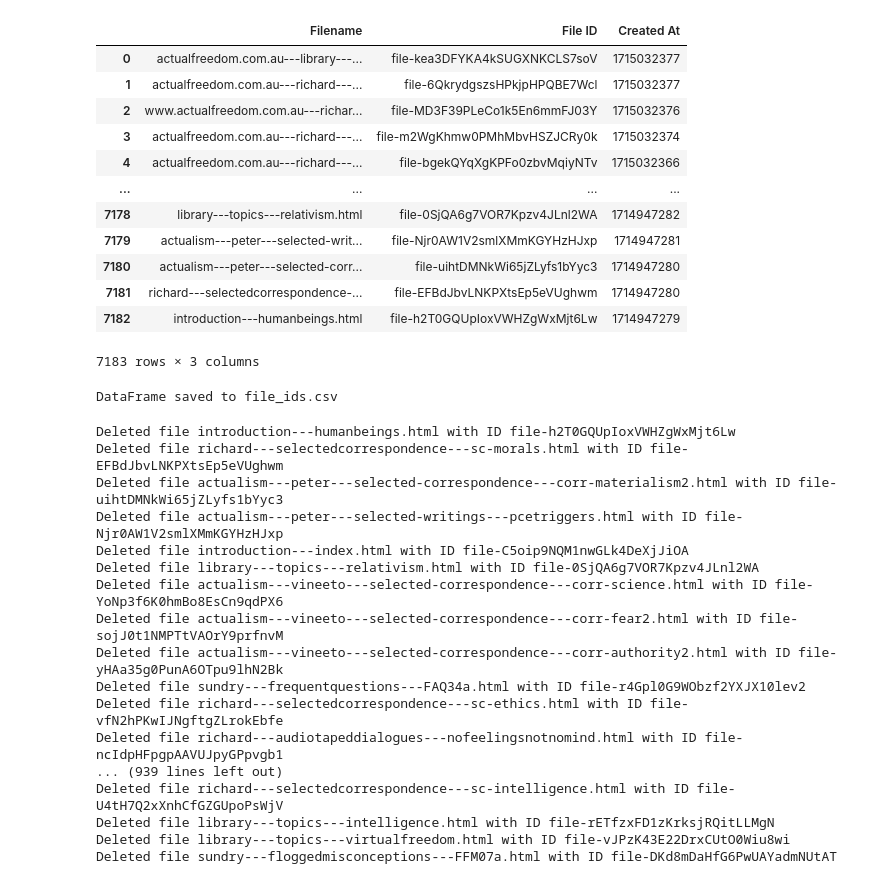
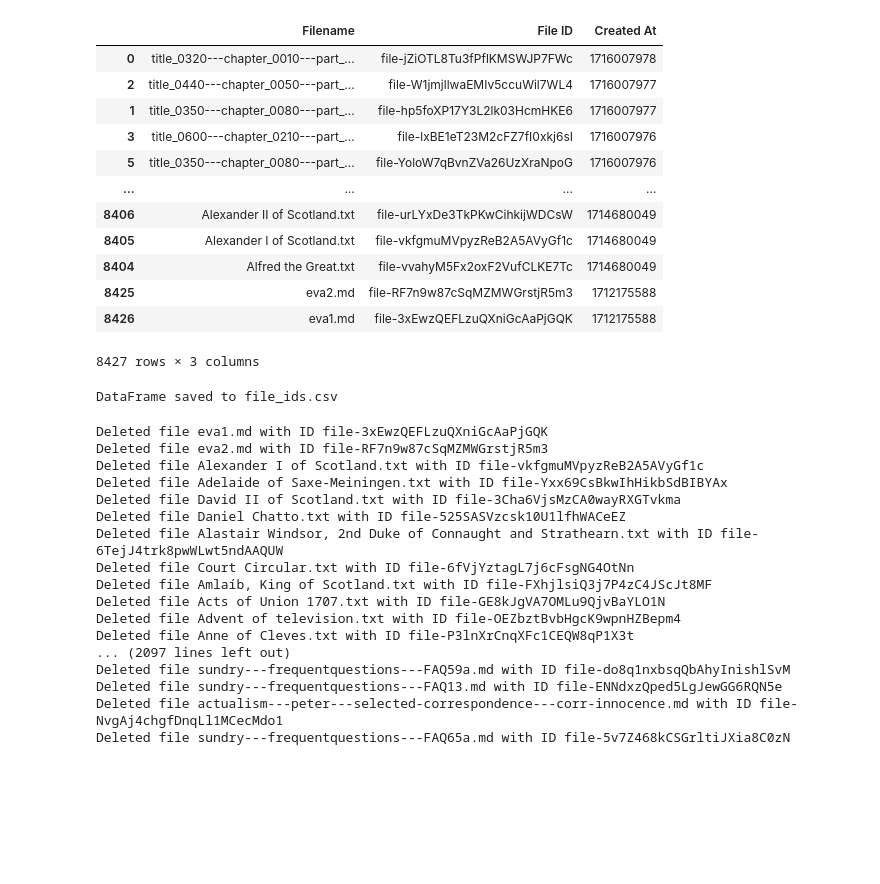
Before and after one commit to hunterad93/actualism_chat, a Jupyter notebook: helper notebooks/db_clear_last_24.ipynb, the cells around one changed output. Drawn from its saved outputs; the diff is of its cells as text; code cells hidden in the pictures; blank space fills up the shorter version.

```diff
--- a/helper notebooks/db_clear_last_24.ipynb
+++ b/helper notebooks/db_clear_last_24.ipynb
@@ -4,45 +4,45 @@ from openai import OpenAI
 import os
 import time
 
 # Initialize the OpenAI client
 client = OpenAI(api_key=os.getenv('OPENAI_API_KEY'))
 
 # Get the current time
 current_time = time.time()
 
 # List all files
 response = client.files.list()
 
 # Prepare data for DataFrame
 data_for_df = []
 for file in response.data:
     # Calculate the age of the file in seconds
     file_age = current_time - file.created_at
-    if file_age < 150000:  # 86400 seconds in 24 hours
+    if file_age < 150000000:  # 86400 seconds in 24 hours
         data_for_df.append({
             'Filename': file.filename,
             'File ID': file.id,
             'Created At': file.created_at
         })
 
 # Create DataFrame
 df = pd.DataFrame(data_for_df)
 df.sort_values(by='Created At', ascending=False, inplace=True)
 
 df
 # %% [output]
 |  | Filename | File ID | Created At |
-| 0 | actualfreedom.com.au---library---... | file-kea3DFYKA4kSUGXNKCLS7soV | 1715032377 |
-| 1 | actualfreedom.com.au---richard---... | file-6QkrydgszsHPkjpHPQBE7Wcl | 1715032377 |
-| 2 | www.actualfreedom.com.au---richar... | file-MD3F39PLeCo1k5En6mmFJ03Y | 1715032376 |
-| 3 | actualfreedom.com.au---richard---... | file-m2WgKhmw0PMhMbvHSZJCRy0k | 1715032374 |
-| 4 | actualfreedom.com.au---richard---... | file-bgekQYqXgKPFo0zbvMqiyNTv | 1715032366 |
+| 0 | title_0320---chapter_0010---part_... | file-jZiOTL8Tu3fPflKMSWJP7FWc | 1716007978 |
+| 2 | title_0440---chapter_0050---part_... | file-W1jmjllwaEMIv5ccuWil7WL4 | 1716007977 |
+| 1 | title_0350---chapter_0080---part_... | file-hp5foXP17Y3L2lk03HcmHKE6 | 1716007977 |
+| 3 | title_0600---chapter_0210---part_... | file-lxBE1eT23M2cFZ7fI0xkj6sI | 1716007976 |
+| 5 | title_0350---chapter_0080---part_... | file-YoloW7qBvnZVa26UzXraNpoG | 1716007976 |
 | ... | ... | ... | ... |
-| 7178 | library---topics---relativism.html | file-0SjQA6g7VOR7Kpzv4JLnl2WA | 1714947282 |
-| 7179 | actualism---peter---selected-writ... | file-Njr0AW1V2smlXMmKGYHzHJxp | 1714947281 |
-| 7180 | actualism---peter---selected-corr... | file-uihtDMNkWi65jZLyfs1bYyc3 | 1714947280 |
-| 7181 | richard---selectedcorrespondence-... | file-EFBdJbvLNKPXtsEp5eVUghwm | 1714947280 |
-| 7182 | introduction---humanbeings.html | file-h2T0GQUpIoxVWHZgWxMjt6Lw | 1714947279 |
+| 8406 | Alexander II of Scotland.txt | file-urLYxDe3TkPKwCihkijWDCsW | 1714680049 |
+| 8405 | Alexander I of Scotland.txt | file-vkfgmuMVpyzReB2A5AVyGf1c | 1714680049 |
+| 8404 | Alfred the Great.txt | file-vvahyM5Fx2oxF2VufCLKE7Tc | 1714680049 |
+| 8425 | eva2.md | file-RF7n9w87cSqMZMWGrstjR5m3 | 1712175588 |
+| 8426 | eva1.md | file-3xEwzQEFLzuQXniGcAaPjGQK | 1712175588 |
-7183 rows × 3 columns
+8427 rows × 3 columns
 # %%
 # Save the entire DataFrame to a CSV file, sorted by 'Created At' from oldest to newest
@@ -53,27 +53,27 @@ DataFrame saved to file_ids.csv
 # %%
 # Proceed with deletion
 # Load data from CSV file
-df_from_csv = pd.read_csv('file_ids.csv')
+df_from_csv = pd.read_csv('/Users/adamhunter/Documents/becca things/mca_chatbot/file_ids.csv')
 
 # Delete files listed in the DataFrame
 for index, row in df_from_csv.iterrows():
     client.files.delete(row['File ID'])
     print(f"Deleted file {row['Filename']} with ID {row['File ID']}")
 # %% [output]
-Deleted file introduction---humanbeings.html with ID file-h2T0GQUpIoxVWHZgWxMjt6Lw
-Deleted file richard---selectedcorrespondence---sc-morals.html with ID file-EFBdJbvLNKPXtsEp5eVUghwm
-Deleted file actualism---peter---selected-correspondence---corr-materialism2.html with ID file-uihtDMNkWi65jZLyfs1bYyc3
-Deleted file actualism---peter---selected-writings---pcetriggers.html with ID file-Njr0AW1V2smlXMmKGYHzHJxp
-Deleted file introduction---index.html with ID file-C5oip9NQM1nwGLk4DeXjJiOA
-Deleted file library---topics---relativism.html with ID file-0SjQA6g7VOR7Kpzv4JLnl2WA
-Deleted file actualism---vineeto---selected-correspondence---corr-science.html with ID file-YoNp3f6K0hmBo8EsCn9qdPX6
-Deleted file actualism---vineeto---selected-correspondence---corr-fear2.html with ID file-sojJ0t1NMPTtVAOrY9prfnvM
-Deleted file actualism---vineeto---selected-correspondence---corr-authority2.html with ID file-yHAa35g0PunA6OTpu9lhN2Bk
-Deleted file sundry---frequentquestions---FAQ34a.html with ID file-r4Gpl0G9WObzf2YXJX10lev2
-Deleted file richard---selectedcorrespondence---sc-ethics.html with ID file-vfN2hPKwIJNgftgZLrokEbfe
-Deleted file richard---audiotapeddialogues---nofeelingsnotnomind.html with ID file-ncIdpHFpgpAAVUJpyGPpvgb1
-... (939 lines left out)
-Deleted file richard---selectedcorrespondence---sc-intelligence.html with ID file-U4tH7Q2xXnhCfGZGUpoPsWjV
-Deleted file library---topics---intelligence.html with ID file-rETfzxFD1zKrksjRQitLLMgN
-Deleted file library---topics---virtualfreedom.html with ID file-vJPzK43E22DrxCUtO0Wiu8wi
-Deleted file sundry---floggedmisconceptions---FFM07a.html with ID file-DKd8mDaHfG6PwUAYadmNUtAT
+Deleted file eva1.md with ID file-3xEwzQEFLzuQXniGcAaPjGQK
+Deleted file eva2.md with ID file-RF7n9w87cSqMZMWGrstjR5m3
+Deleted file Alexander I of Scotland.txt with ID file-vkfgmuMVpyzReB2A5AVyGf1c
+Deleted file Adelaide of Saxe-Meiningen.txt with ID file-Yxx69CsBkwIhHikbSdBIBYAx
+Deleted file David II of Scotland.txt with ID file-3Cha6VjsMzCA0wayRXGTvkma
+Deleted file Daniel Chatto.txt with ID file-525SASVzcsk10U1lfhWACeEZ
+Deleted file Alastair Windsor, 2nd Duke of Connaught and Strathearn.txt with ID file-6TejJ4trk8pwWLwt5ndAAQUW
+Deleted file Court Circular.txt with ID file-6fVjYztagL7j6cFsgNG4OtNn
+Deleted file Amlaíb, King of Scotland.txt with ID file-FXhjlsiQ3j7P4zC4JScJt8MF
+Deleted file Acts of Union 1707.txt with ID file-GE8kJgVA7OMLu9QjvBaYLO1N
+Deleted file Advent of television.txt with ID file-OEZbztBvbHgcK9wpnHZBepm4
+Deleted file Anne of Cleves.txt with ID file-P3lnXrCnqXFc1CEQW8qP1X3t
+... (2097 lines left out)
+Deleted file sundry---frequentquestions---FAQ59a.md with ID file-do8q1nxbsqQbAhyInishlSvM
+Deleted file sundry---frequentquestions---FAQ13.md with ID file-ENNdxzQped5LgJewGG6RQN5e
+Deleted file actualism---peter---selected-correspondence---corr-innocence.md with ID file-NvgAj4chgfDnqLl1MCecMdo1
+Deleted file sundry---frequentquestions---FAQ65a.md with ID file-5v7Z468kCSGrltiJXia8C0zN
```
Also changed, not shown: parts of 1 cell of this notebook, 13 other files.
